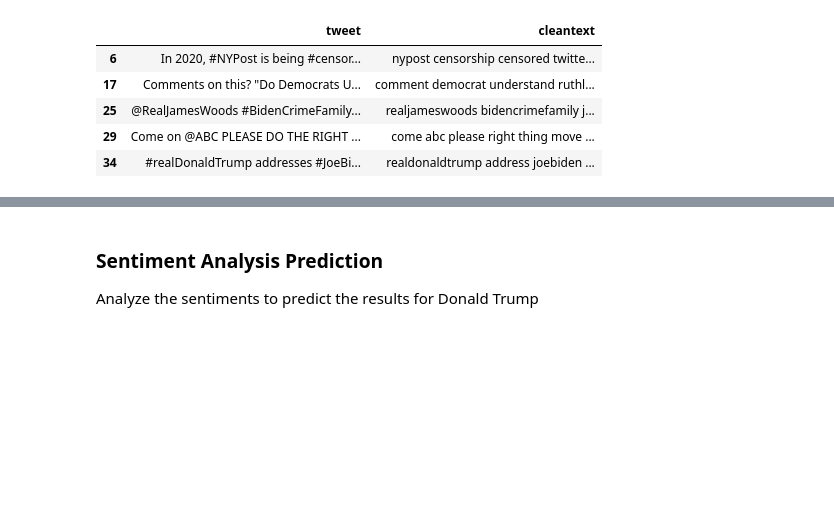
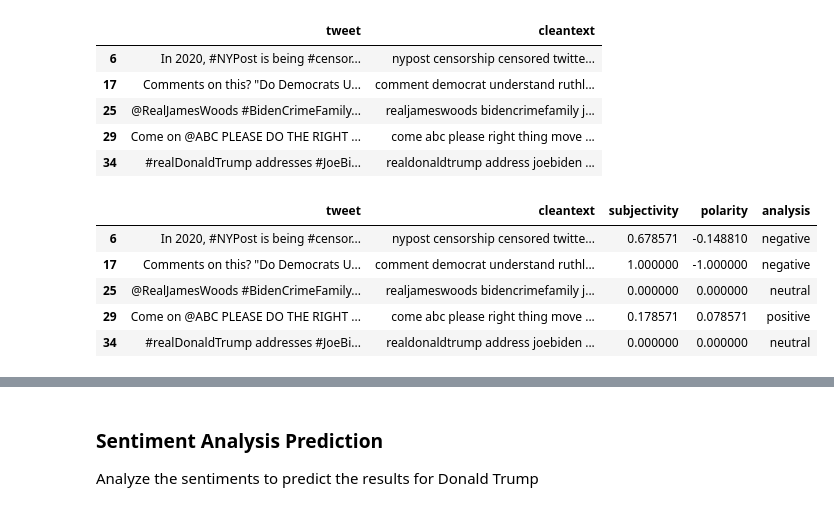
Before and after one commit to iamquantumis/capstone_project, a Jupyter notebook: election2020-priorwork.ipynb, the cells around one changed output, grey strips where cells are left out. Cells and saved outputs as stored; diff of their text form; code cells hidden in the pictures; blank space fills up the shorter version.

```diff
--- a/election2020-priorwork.ipynb
+++ b/election2020-priorwork.ipynb
@@ -457,6 +457,18 @@ biden_tweets.head()
 | 25 | @RealJamesWoods #BidenCrimeFamily... | realjameswoods bidencrimefamily j... |
 | 29 | Come on @ABC PLEASE DO THE RIGHT ... | come abc please right thing move ... |
 | 34 | #realDonaldTrump addresses #JoeBi... | realdonaldtrump address joebiden ... |
+# %%
+biden_tweets['subjectivity'] = biden_tweets['cleantext'].apply(getsubjectivity)
+biden_tweets['polarity'] = biden_tweets['cleantext'].apply(getpolarity)
+biden_tweets['analysis'] = biden_tweets['polarity'].apply(getAnalysis)
+biden_tweets.head()
+# %% [output]
+|  | tweet | cleantext | subjectivity | polarity | analysis |
+| 6 | In 2020, #NYPost is being #censor... | nypost censorship censored twitte... | 0.678571 | -0.148810 | negative |
+| 17 | Comments on this? "Do Democrats U... | comment democrat understand ruthl... | 1.000000 | -1.000000 | negative |
+| 25 | @RealJamesWoods #BidenCrimeFamily... | realjameswoods bidencrimefamily j... | 0.000000 | 0.000000 | neutral |
+| 29 | Come on @ABC PLEASE DO THE RIGHT ... | come abc please right thing move ... | 0.178571 | 0.078571 | positive |
+| 34 | #realDonaldTrump addresses #JoeBi... | realdonaldtrump address joebiden ... | 0.000000 | 0.000000 | neutral |
 # %%
 # how much data is positive/negetive/neutral
 plt.style.use('dark_background')
```
Also changed, not shown: parts of 4 cells of this notebook.
